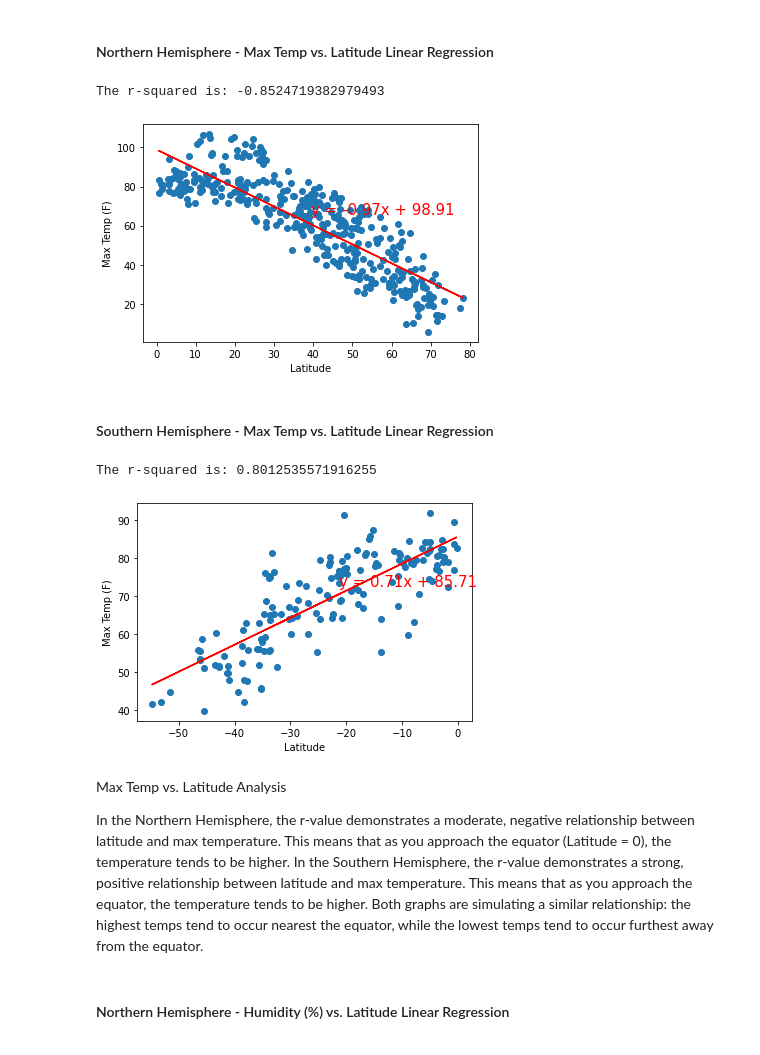
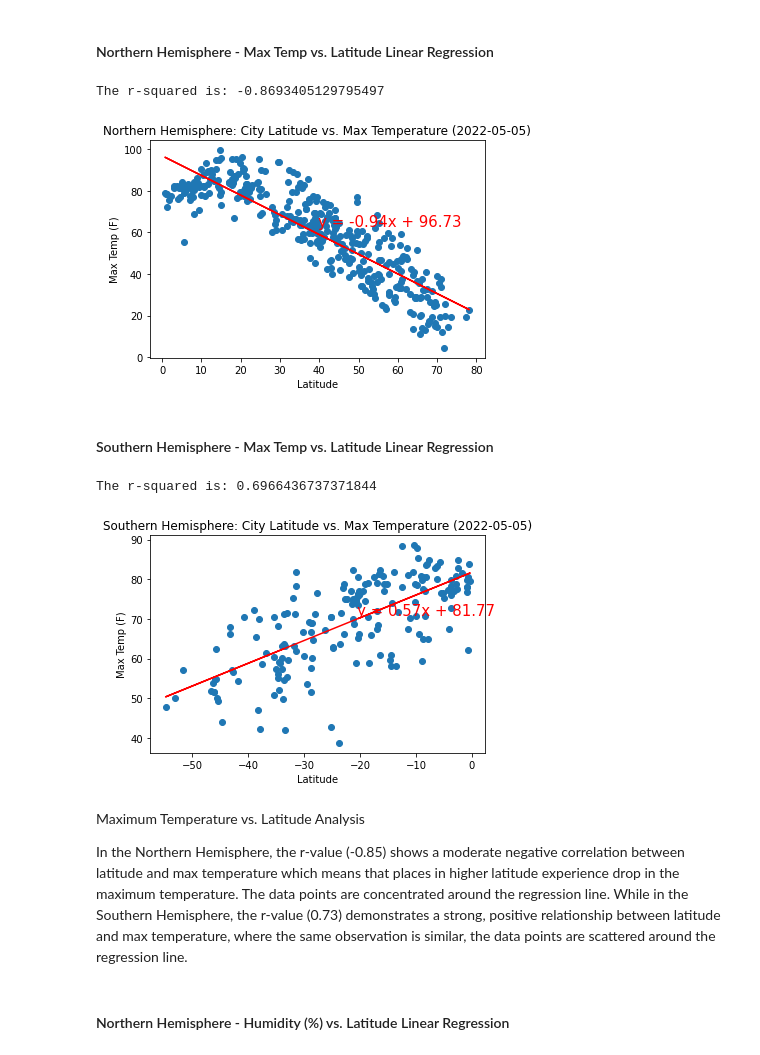
Before and after one commit to Costilrt/myrepository, a Jupyter notebook: python-api-challenge/WeatherPy/WeatherPy.ipynb, the cells around one changed output. Drawn from its saved outputs; the diff is of its cells as text; code cells hidden in the pictures.

```diff
--- a/python-api-challenge/WeatherPy/WeatherPy.ipynb
+++ b/python-api-challenge/WeatherPy/WeatherPy.ipynb
@@ -280,14 +280,15 @@ def linear_reg_plot(x_values,y_values):
 # %%
 # call function to print Lat vs Temp scatter & linear regression for Northern Hemisphere
 x_values = Northern_Hemisphere["Lat"]
 y_values = Northern_Hemisphere["Max Temp"]
 plt.ylabel("Max Temp (F)")
-plt.savefig("..//WeatherPy/output_data/Fig05-NorthHem_CityLat_vs_MaxTemp")
+plt.title(f"Northern Hemisphere: City Latitude vs. Max Temperature ({shortened_timestamp})")
+plt.savefig("..//WeatherPy/output_data/Fig05-NorthHem_CityLat_vs_MaxTemp.png")
 linear_reg_plot(x_values,y_values)
 plt.show()
 # %% [output]
-The r-squared is: -0.8524719382979493
+The r-squared is: -0.8693405129795497
-[figure, old version]
+[figure, new version]
 # %% [markdown]
 ####  Southern Hemisphere - Max Temp vs. Latitude Linear Regression
 # %%
@@ -295,16 +296,17 @@ The r-squared is: -0.8524719382979493
 x_values = Southern_Hemisphere["Lat"]
 y_values = Southern_Hemisphere["Max Temp"]
 plt.ylabel("Max Temp (F)")
-plt.savefig("..//WeatherPy/output_data/Fig06-SouthHem_CityLat_vs_MaxTemp")
+plt.title(f"Southern Hemisphere: City Latitude vs. Max Temperature ({shortened_timestamp})")
+plt.savefig("..//WeatherPy/output_data/Fig06-SouthHem_CityLat_vs_MaxTemp.png")
 linear_reg_plot(x_values,y_values)
 plt.show()
 # %% [output]
-The r-squared is: 0.8012535571916255
+The r-squared is: 0.6966436737371844
-[figure, old version]
+[figure, new version]
 # %% [markdown]
-Max Temp vs. Latitude Analysis
+Maximum Temperature vs. Latitude Analysis
 
-In the Northern Hemisphere, the r-value demonstrates a moderate, negative relationship between latitude and max temperature. This means that as you approach the equator (Latitude = 0), the temperature tends to be higher. In the Southern Hemisphere, the r-value demonstrates a strong, positive relationship between latitude and max temperature. This means that as you approach the equator, the temperature tends to be higher. Both graphs are simulating a similar relationship: the highest temps tend to occur nearest the equator, while the lowest temps tend to occur furthest away from the equator.
+In the Northern Hemisphere, the r-value (-0.85) shows a moderate negative correlation between latitude and max temperature which means that places in higher latitude experience drop in the maximum temperature. The data points are concentrated around the regression line. While in the Southern Hemisphere, the r-value (0.73) demonstrates a strong, positive relationship between latitude and max temperature, where the same observation is similar, the data points are scattered around the regression line.
 # %% [markdown]
 ####  Northern Hemisphere - Humidity (%) vs. Latitude Linear Regression
 # %%
```
Also changed, not shown: parts of 22 cells of this notebook, 16 other files.
